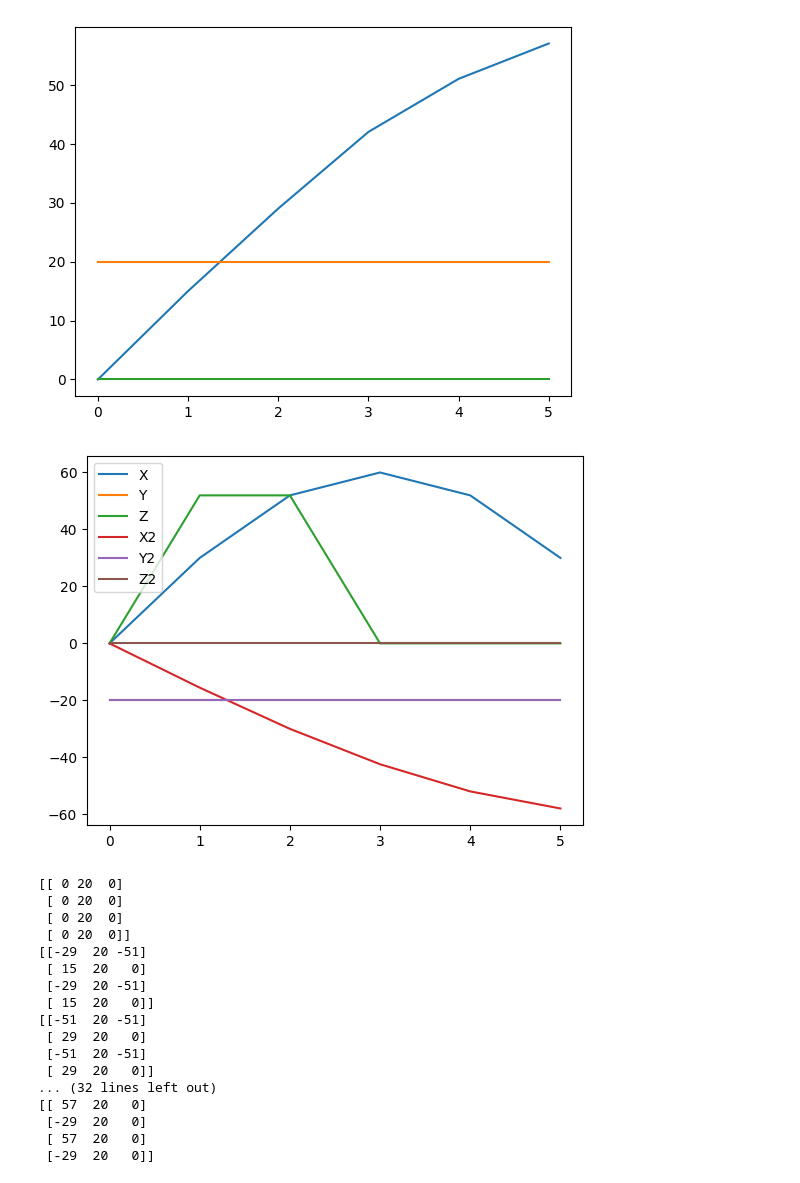
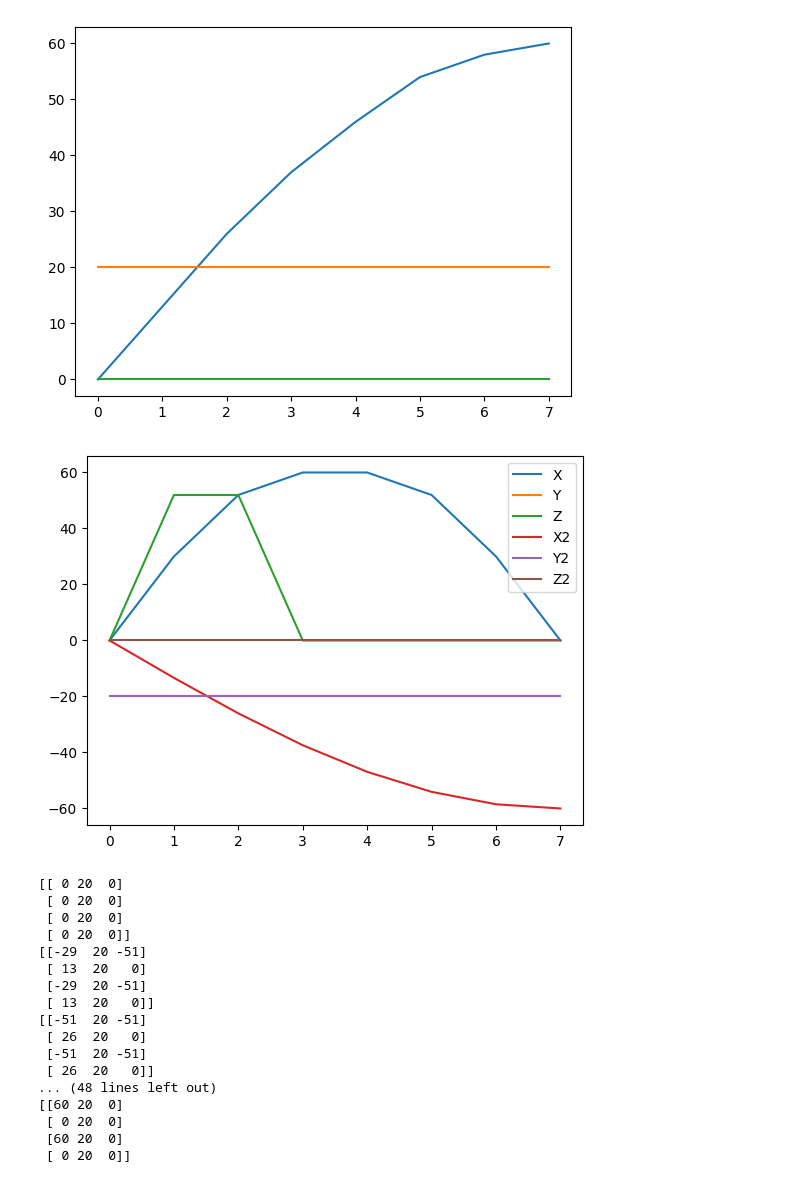
Before and after one commit to kevywilly/vega, a Jupyter notebook: notebooks/steps.ipynb, the cells around one changed output. Drawn from its saved outputs; the diff is of its cells as text; code cells hidden in the pictures.

```diff
--- a/notebooks/steps.ipynb
+++ b/notebooks/steps.ipynb
@@ -4,22 +4,22 @@ import matplotlib.pyplot as plt
 # %%
 from src.motion.gaits.trot import Trot
 # %%
-trot = Trot()
+trot = Trot(step_size=20)
 
 plt.plot(trot.steps2)
 plt.show()
 
 plt.plot(trot.x, label = "X")
 plt.plot(trot.y, label = "Y")
 plt.plot(trot.z, label = "Z")
 plt.plot(trot.x2, label = "X2")
 plt.plot(trot.y2, label = "Y2")
 plt.plot(trot.z2, label = "Z2")
 plt.legend()
 plt.show()
 # %% [output]
-[figure, old version]
+[figure, new version]
-[figure, old version]
+[figure, new version]
 # %%
 for position in trot.step_generator():
     print(position)
@@ -29,18 +29,18 @@ for position in trot.step_generator():
  [ 0 20  0]
  [ 0 20  0]]
 [[-29  20 -51]
- [ 15  20   0]
+ [ 13  20   0]
  [-29  20 -51]
- [ 15  20   0]]
+ [ 13  20   0]]
 [[-51  20 -51]
- [ 29  20   0]
+ [ 26  20   0]
  [-51  20 -51]
- [ 29  20   0]]
-... (32 lines left out)
-[[ 57  20   0]
- [-29  20   0]
- [ 57  20   0]
- [-29  20   0]]
+ [ 26  20   0]]
+... (48 lines left out)
+[[60 20  0]
+ [ 0 20  0]
+ [60 20  0]
+ [ 0 20  0]]
 # %%
 for position in trot.step_generator(reverse=True):
     print(position)
```
Also changed, not shown: parts of 2 cells of this notebook, 10 other files.
